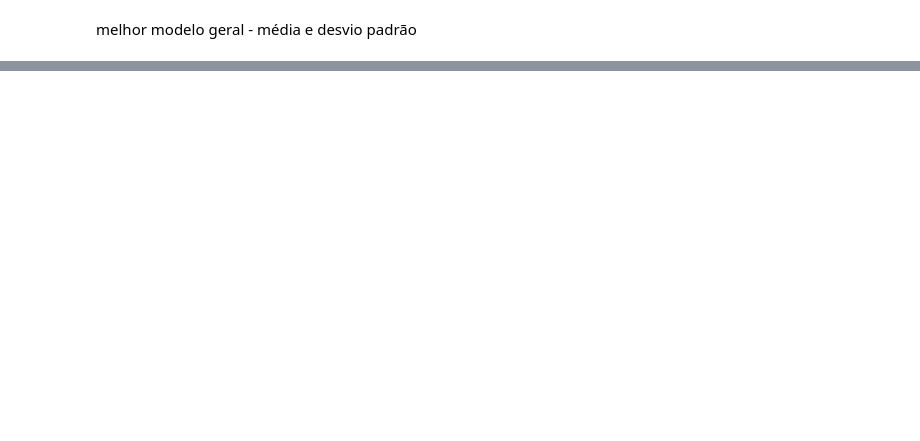
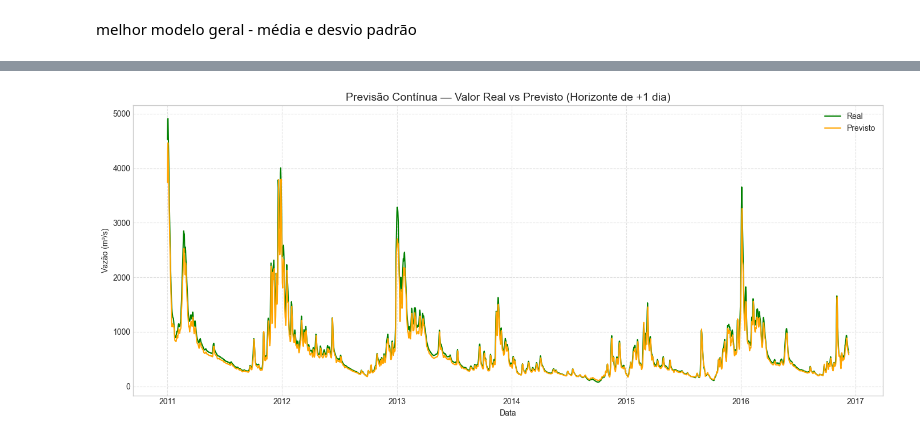
Before and after one commit to MarcosABP/Redes-Neurais, a Jupyter notebook: MLP.ipynb, the cells around one changed output, grey strips where cells are left out. Saved outputs shown, nothing was run; the diff lists cells and outputs as text; code cells hidden in the pictures; blank space fills up the shorter version.

Commit message:
Modelagem + Teste v1

```diff
--- a/MLP.ipynb
+++ b/MLP.ipynb
@@ -179,6 +178,9 @@ print(f" Valores nulos: {null}")
 # %%
 # ordenando os valores por data e definindo ela como índice
 df['data'] = pd.to_datetime(df['data'], format='%d/%b/%Y')
-df.set_index(keys=['data'], drop=True, inplace=True)
+#df.set_index(keys=['data'], drop=True, inplace=True)
+df['data'] = pd.to_datetime(df['data'], errors='coerce')
+# Definir a coluna 'data' como índice
+df = df.set_index('data')
 df.head()
 # %% [output]
@@ -624,18 +449,0 @@ Desvio Padrão do MAPE: 0.0326
-# %%
-y_test_np = y_test.numpy() #para ajudar na criação dos graficos comparativos depois
-def grafico_dispersao(y_test, y_pred):
-    """Gráfico de dispersão: Real vs Previsto"""
-    y_test = y_test.flatten()
-    y_pred = y_pred.flatten()
-
-    plt.figure(figsize=(6, 6))
-    plt.scatter(y_test, y_pred, alpha=0.5)
-    plt.plot([y_test.min(), y_test.max()], [y_test.min(), y_test.max()], 'r--')
-    plt.title('Dispersão: Real vs Previsto')
-    plt.xlabel('Valor Real')
-    plt.ylabel('Valor Previsto')
-    plt.grid(True)
-    plt.show()
-
-y_pred = model_15_1_20.predict(X_test).squeeze()
-grafico_dispersao(y_test_np, y_pred)
@@ -643,0 +780,10 @@ NameError: name 'y_test' is not defined
+# %%
+y_pred = model_final.predict(X_test_n, verbose=0)
+
+y_pred_original = scaler_y.inverse_transform(y_pred)
+y_test_original = scaler_y.inverse_transform(y_test_n)
+# %%
+
+grafico_linha_previsao_real(y_test_original,y_pred_original)
+# %% [output]
+[figure, added]
```
Also changed, not shown: parts of 21 cells of this notebook.
